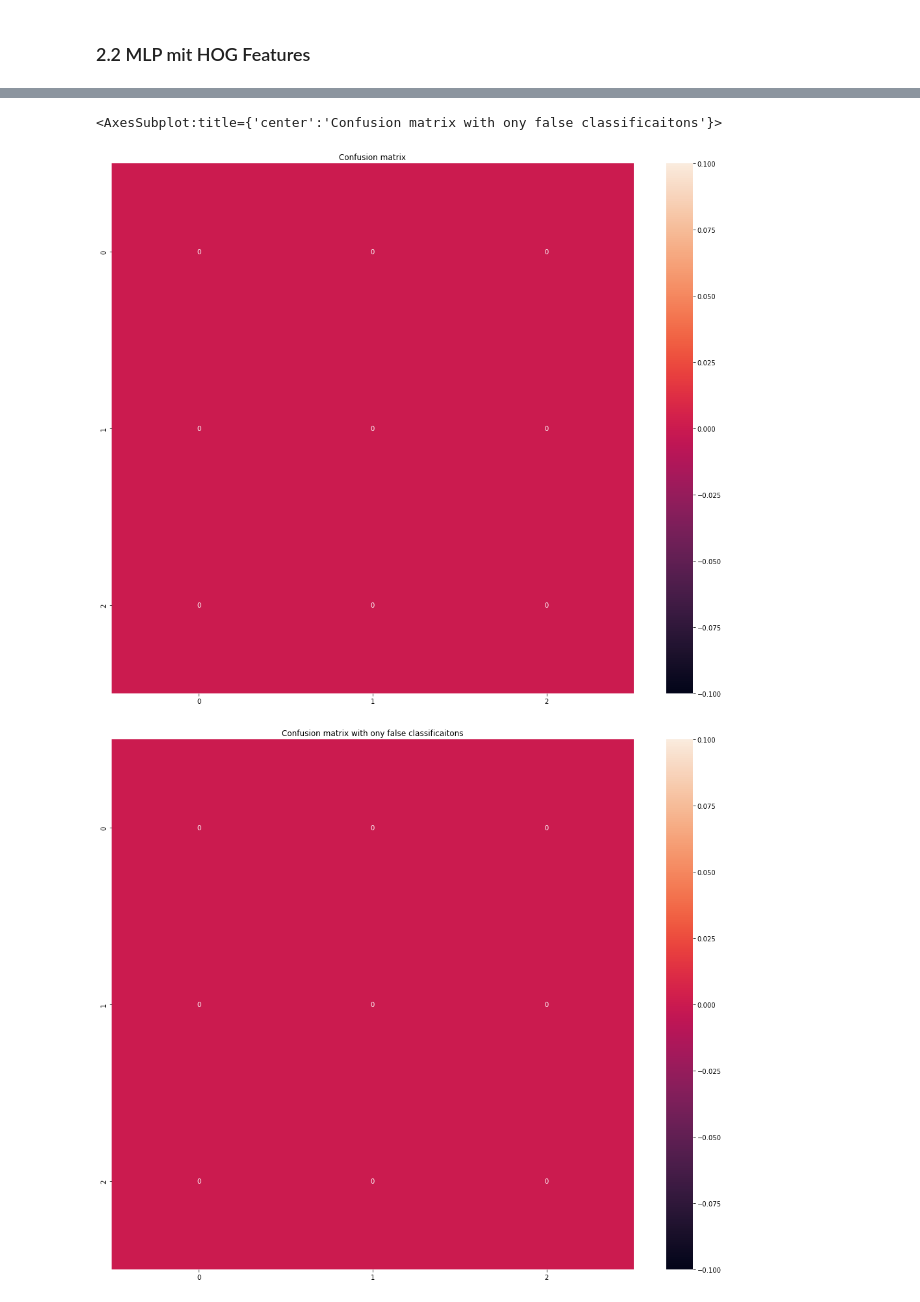
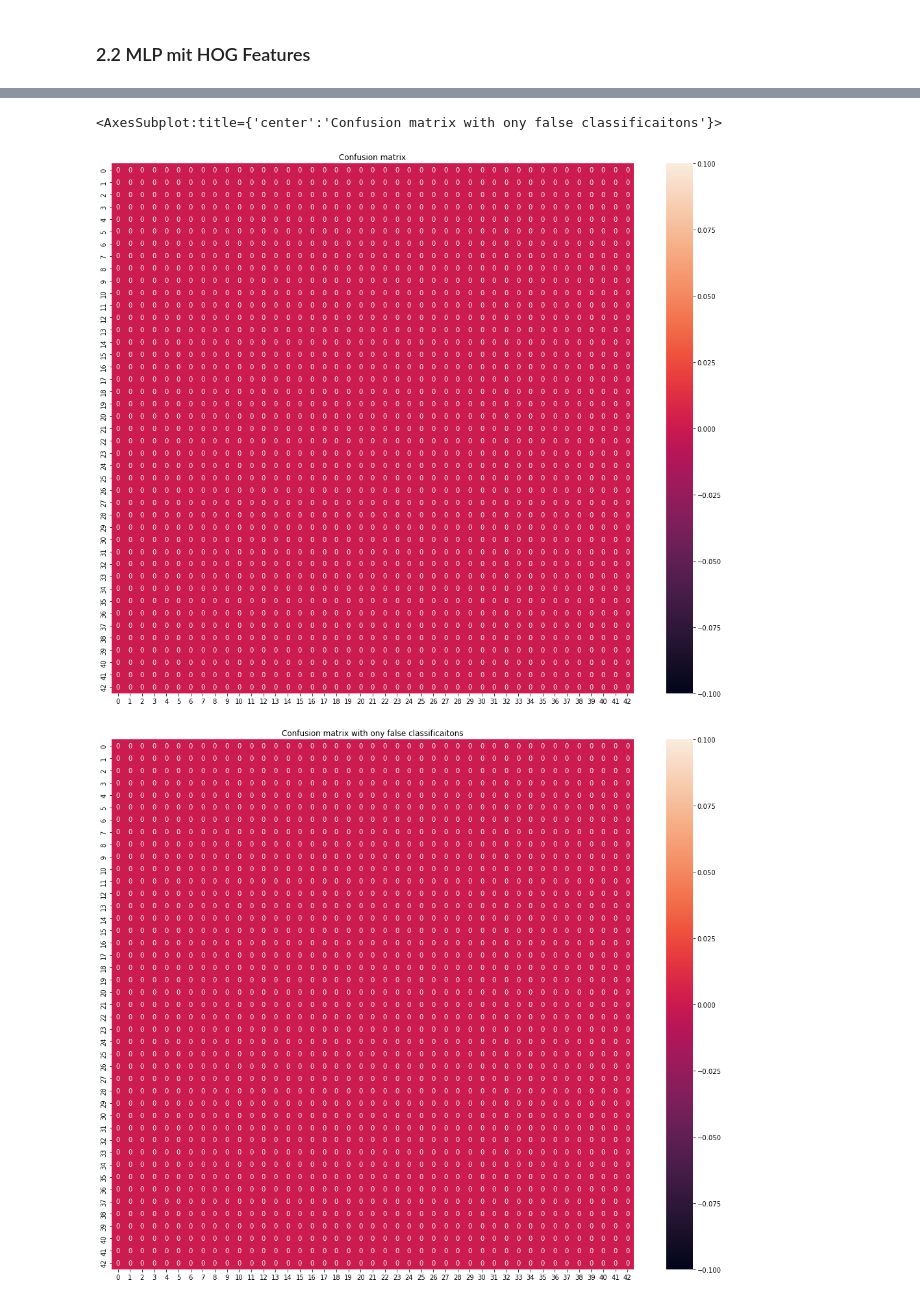
Before and after one commit to arnoldfreitas/BGA2_SoSe22, a Jupyter notebook: Paper/UE4_Aufgaben.ipynb, the cells around one changed output, grey strips where cells are left out. Drawn from its saved outputs; the diff is of its cells as text; code cells hidden in the pictures.

```diff
--- a/Paper/UE4_Aufgaben.ipynb
+++ b/Paper/UE4_Aufgaben.ipynb
@@ -424,11 +412,11 @@ Deprecated in NumPy 1.20; for more details and guidance: https://numpy.org/devdo
 # %%
 # Read all the Traffic Sign data
-X_train, X_val, X_test, y_train, y_val, y_test, labels_train, labels_val, labels_test = preprocessHOGData(DATA_PATH_HOG)
+X_hog_train, X_hog_val, X_hog_test, y_train, y_val, y_test, labels_train, labels_val, labels_test = preprocessHOGData(DATA_PATH_HOG)
 
-print("X_train.shape = {}".format(X_train.shape))
+print("X_train.shape = {}".format(X_hog_train.shape))
 print("y_tain.shape = {}".format(y_train.shape))
-print("X_val.shape = {}".format(X_val.shape))
+print("X_val.shape = {}".format(X_hog_val.shape))
 print("y_val.shape = {}".format(y_val.shape))
-print("X_test.shape = {}".format(X_test.shape))
+print("X_test.shape = {}".format(X_hog_test.shape))
 print("y_test.shape = {}".format(y_test.shape))
 # %% [output]
@@ -662,7 +635,7 @@ class RoadSignClassifier:
         """
 
         # Predict Test data
-        self.y_test_pred = clf.model.predict(self.X_test)
+        self.y_test_pred = self.model.predict(self.X_test)
 
         # Decode predicted one-hot-encoded labels
         self.labels_test_pred = one_hot_decode(self.labels_test, self.y_test_pred)
@@ -675,7 +648,7 @@ class RoadSignClassifier:
         print(self.classification_report)
 
         # Evalueate trained model with test data
-        loss, self.test_accuracy = clf.model.evaluate(
+        loss, self.test_accuracy = self.model.evaluate(
             self.X_test,
             self.y_test,
             verbose=0
@@ -688,7 +661,7 @@ class RoadSignClassifier:
         self.confusion_matrix = confusion_matrix(y_true, y_pred, labels=self.unique_labels)
 
         # Save classification report as .txt file
-        filename = "models/" + "report_" + clf.name
+        filename = "models/" + "report_" + self.name
 
         # Delete old model report from file
         open(filename, "w").close()
@@ -713,13 +686,13 @@ class RoadSignClassifier:
         plt.figure(dpi=90)
         plt.semilogy(loss_history)
         plt.semilogy(validation_loss)
-        plt.title("Training history of {}".format(clf.name), fontsize=fontsize)
+        plt.title("Training history of {}".format(self.name), fontsize=fontsize)
         plt.xlabel("Epoch", fontsize=fontsize)
         plt.ylabel("Loss", fontsize=fontsize)
         plt.legend(['loss', 'validation_loss'], fontsize=fontsize)
 
         # Save figure
-        filename = "figures/traning_hist_" + clf.name
+        filename = "figures/traning_hist_" + self.name
         plt.savefig(filename)
         plt.show()
 # %%
@@ -1021,20 +958,2 @@ sn.heatmap(df_cm_normalized, annot=True)
 # %% [markdown]
 ### 2.2 MLP mit HOG Features
-# %%
-clf = MLPHOGClassifier(X_hog_train, X_hog_val, X_hog_test, y_train, y_val, y_test, N_classes=N_CLASSES, name="MLP_model_1")
-
-# Labels
-clf.labels_train = labels_train
-clf.labels_val = labels_val
-clf.labels_test = labels_test
-
-# Set hyperparameters of model
-clf.learning_rate = 0.001
-clf.epochs = 10
-clf.batch_size = 64
-clf.patience = 10
-
-units = [500, 500, 400, 250, 250, 100]
-# Create Model
-clf.createModel(units)
-clf.model.summary()
@@ -1104,22 +1121,22 @@ weighted avg       0.98      0.98      0.98       702
 # %%
 # Define confusion matrix
-conf_matrix = clf.confusion_matrix
-unique_labels = clf.unique_labels
+conf_matrix = best_model.confusion_matrix
+unique_labels = best_model.unique_labels
 
 # Plot confusion matrix
 df_cm = pd.DataFrame(conf_matrix, index = unique_labels, columns = unique_labels)
 fig = plt.figure(figsize = (18,15))
 plt.title("Confusion matrix")
 sn.heatmap(df_cm, annot=True)
 
 
 # Plot matrix of only false classifications
 conf_matrix_normalized = conf_matrix - np.diag(conf_matrix) * np.eye(len(conf_matrix))
 df_cm_normalized = pd.DataFrame(conf_matrix_normalized, index = unique_labels, columns = unique_labels)
 fig = plt.figure(figsize = (18,15))
 plt.title("Confusion matrix with ony false classificaitons")
 sn.heatmap(df_cm_normalized, annot=True)
 # %% [output]
 <AxesSubplot:title={'center':'Confusion matrix with ony false classificaitons'}>
-[figure, old version]
+[figure, new version]
-[figure, old version]
+[figure, new version]
```
Also changed, not shown: parts of 16 cells of this notebook, 37 other files.
